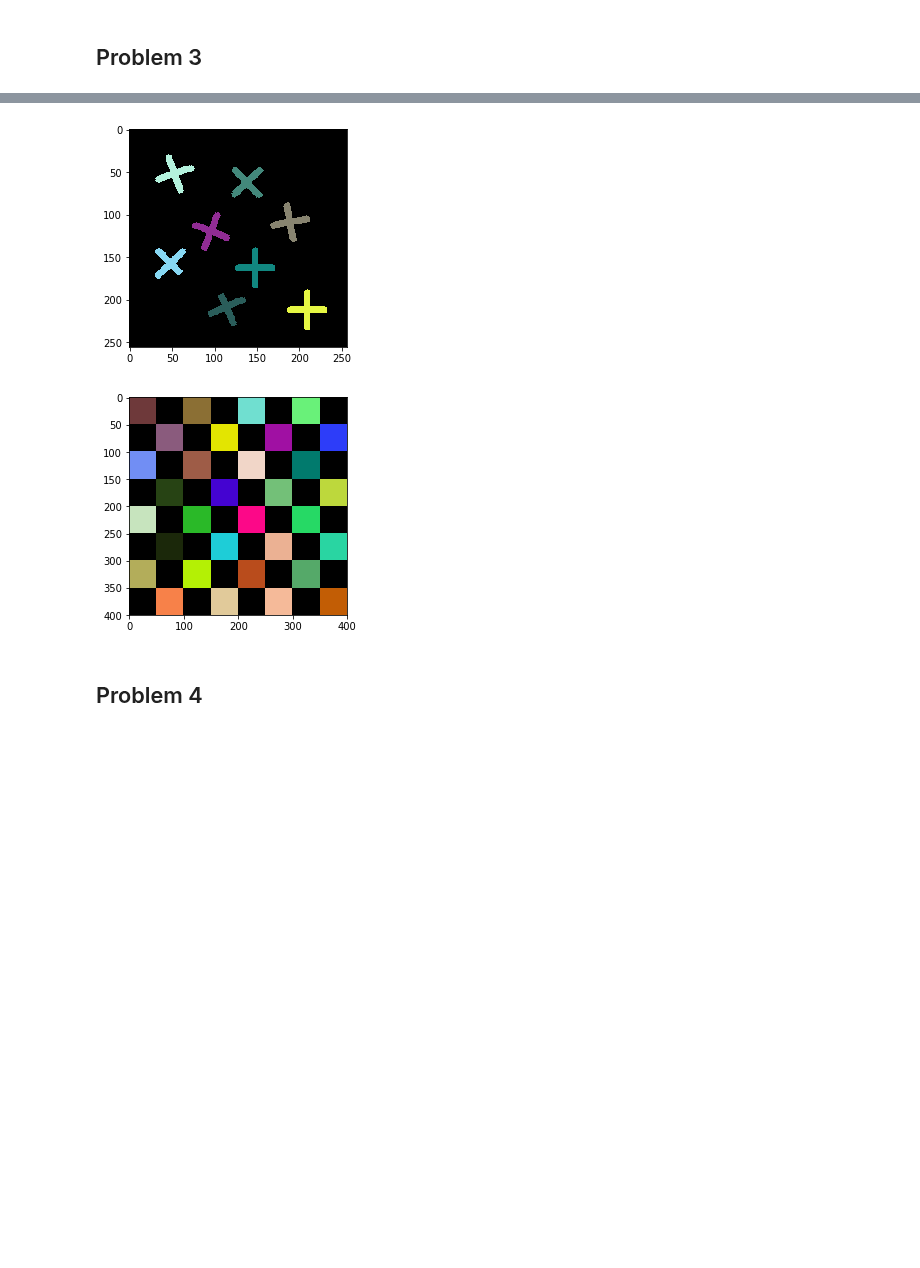
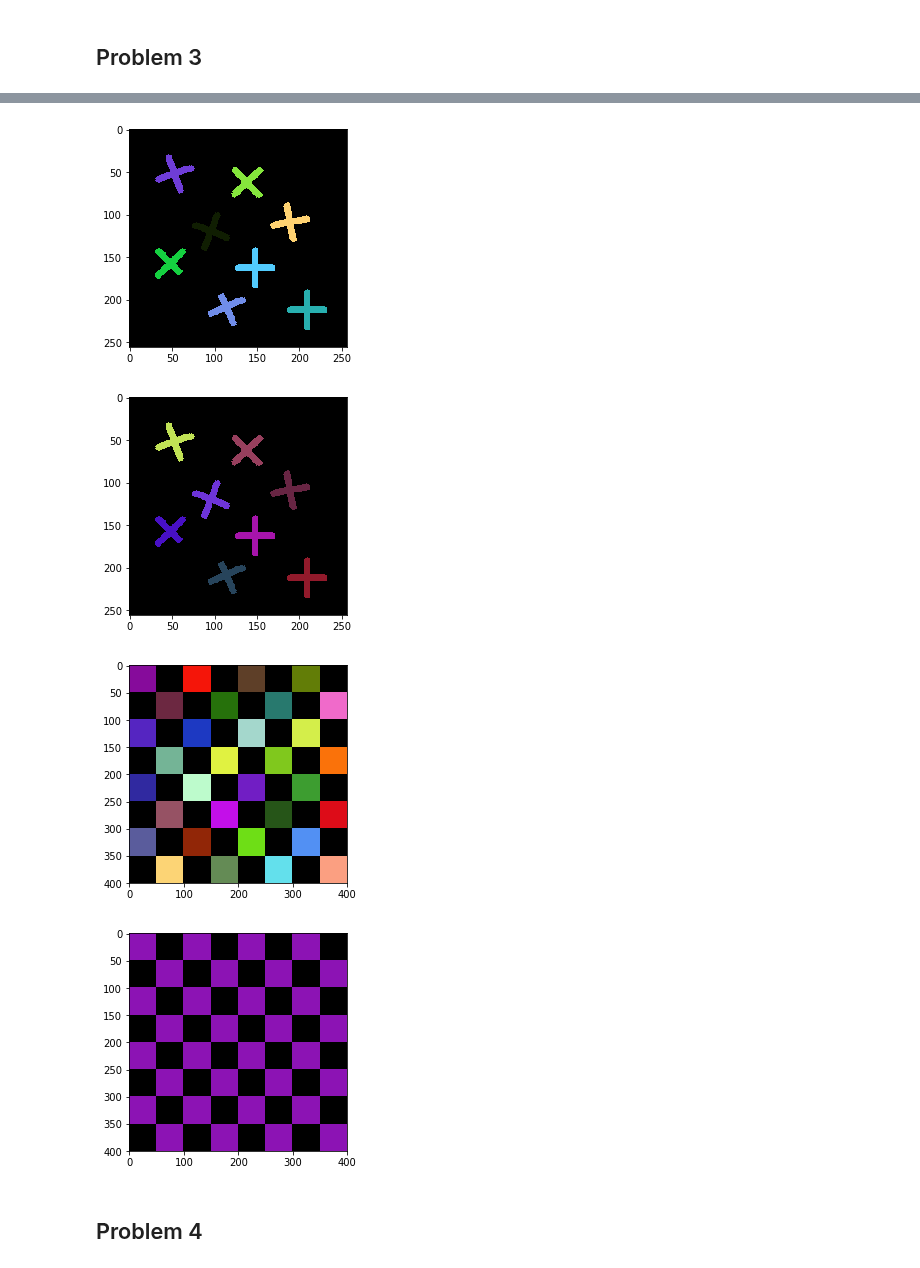
Before and after one commit to Jorgee1/Journey-to-PDI, a Jupyter notebook: Taller_4/problem_set_4.ipynb, the cells around one changed output, grey strips where cells are left out. Cells and saved outputs as stored; diff of their text form; code cells hidden in the pictures; blank space fills up the shorter version.

```diff
--- a/Taller_4/problem_set_4.ipynb
+++ b/Taller_4/problem_set_4.ipynb
@@ -34,6 +32,11 @@ files = {
 }
 
 for i in FilesGray:
+    key = i.split(".")[0]
+    grayKeys.append(key)
+    files["gray"][key] = cv2.imread(pathGray + "/" + i, cv2.IMREAD_GRAYSCALE)
+
+for i in FilesColor:
     key = i.split(".")[0]
     grayKeys.append(key)
     files["gray"][key] = cv2.imread(pathGray + "/" + i, cv2.IMREAD_GRAYSCALE)
@@ -201,30 +201,40 @@ http://en.wikipedia.org/wiki/Connected_Component_Labeling
 # %%
 # Jorge
 %matplotlib inline
 
 def labelConnectedComponents(imgt, adjacency):
     _, img = cv2.threshold(imgt,127,255,cv2.THRESH_BINARY)
     img = cv2.cvtColor(img, cv2.COLOR_GRAY2BGR)
     h,w = img.shape
     mask = np.zeros((h+2, w+2), np.uint8)
     for i in range(h):
         for i in range(w):
             if img[i,j] == 255:
                 color = (random.randint(0,255), random.randint(0,255), random.randint(0,255))
                 cv2.floodFill(out, mask, (j, i), color, flags = adjacency)
     return img
 
 img = files["gray"]["crosses"]
 plt.imshow(x(img, 4))
 plt.show()
 
+img = files["gray"]["crosses"]
+plt.imshow(x(img, 8))
+plt.show()
+
 
 img = files["gray"]["chessboard"]
 plt.imshow(x(img, 4))
 plt.show()
+
+img = files["gray"]["chessboard"]
+plt.imshow(x(img, 8))
+plt.show()
 # %% [output]
-[figure, old version]
+[figure, new version]
-[figure, old version]
+[figure, new version]
+[figure, added]
+[figure, added]
 # %% [markdown]
 ## Problem 4
 # %% [markdown]
```
Also changed, not shown: parts of 4 cells of this notebook.
